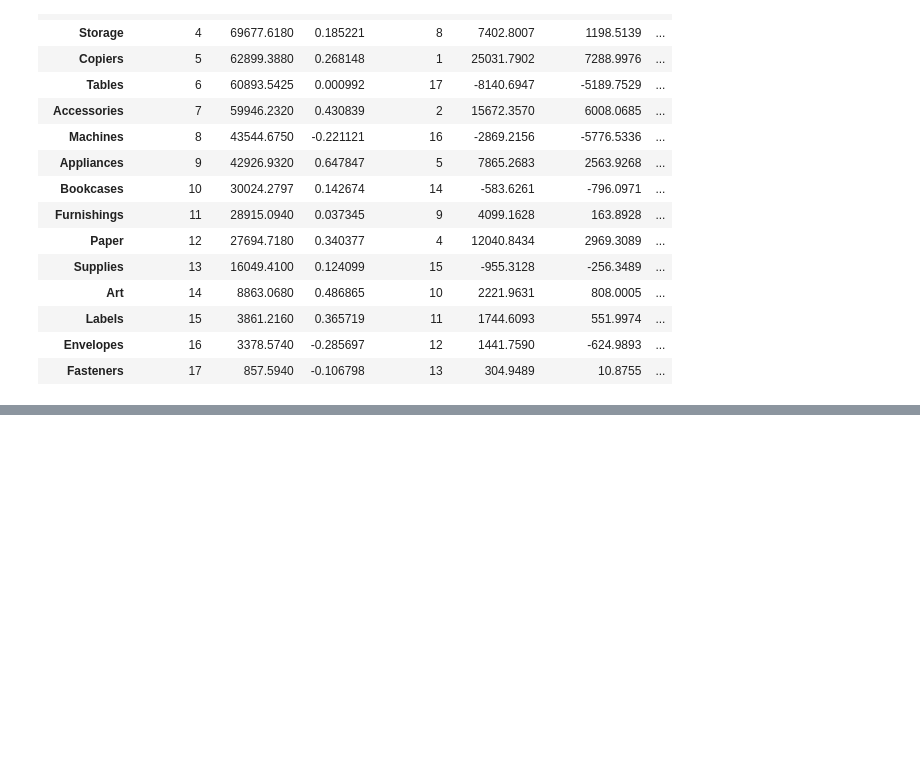
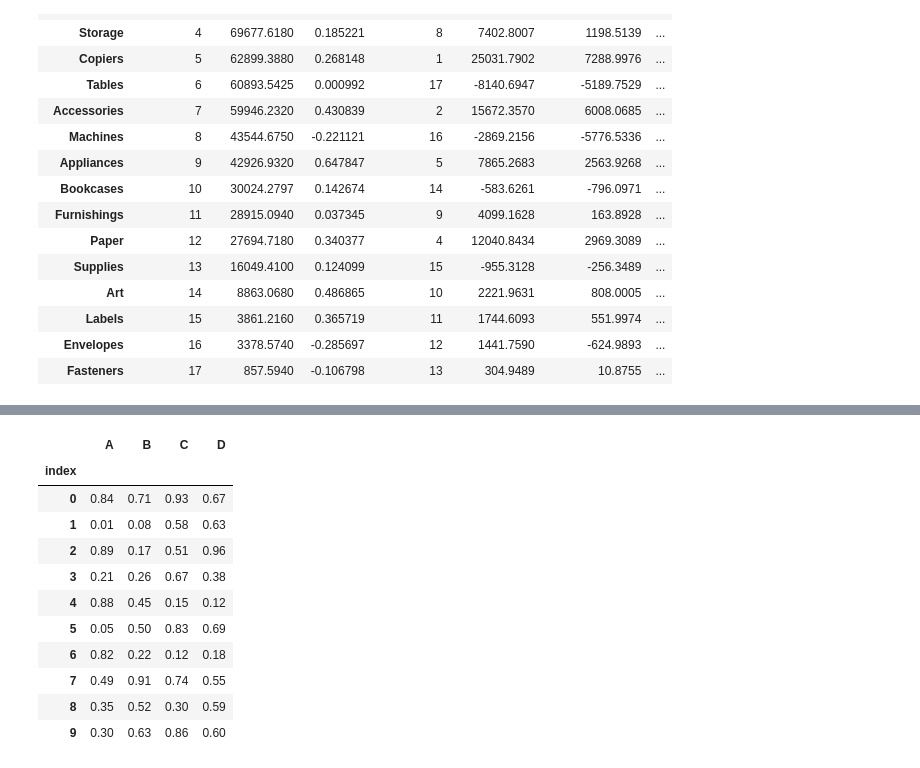
Before and after one commit to chenyulue/hands-on-datavis, a Jupyter notebook: 2023w16tab.ipynb, the cells around one changed output, grey strips where cells are left out. Saved outputs shown, nothing was run; the diff lists cells and outputs as text; code cells hidden in the pictures; blank space fills up the shorter version.

```diff
--- a/2023w16tab.ipynb
+++ b/2023w16tab.ipynb
@@ -115,0 +190,15 @@ data_grouped.loc['Fasteners', :]
+# %%
+d
+# %% [output]
+|  | A | B | C | D |
+| index |  |  |  |  |
+| 0 | 0.84 | 0.71 | 0.93 | 0.67 |
+| 1 | 0.01 | 0.08 | 0.58 | 0.63 |
+| 2 | 0.89 | 0.17 | 0.51 | 0.96 |
+| 3 | 0.21 | 0.26 | 0.67 | 0.38 |
+| 4 | 0.88 | 0.45 | 0.15 | 0.12 |
+| 5 | 0.05 | 0.50 | 0.83 | 0.69 |
+| 6 | 0.82 | 0.22 | 0.12 | 0.18 |
+| 7 | 0.49 | 0.91 | 0.74 | 0.55 |
+| 8 | 0.35 | 0.52 | 0.30 | 0.59 |
+| 9 | 0.30 | 0.63 | 0.86 | 0.60 |
```
Also changed, not shown: parts of 3 cells of this notebook.
